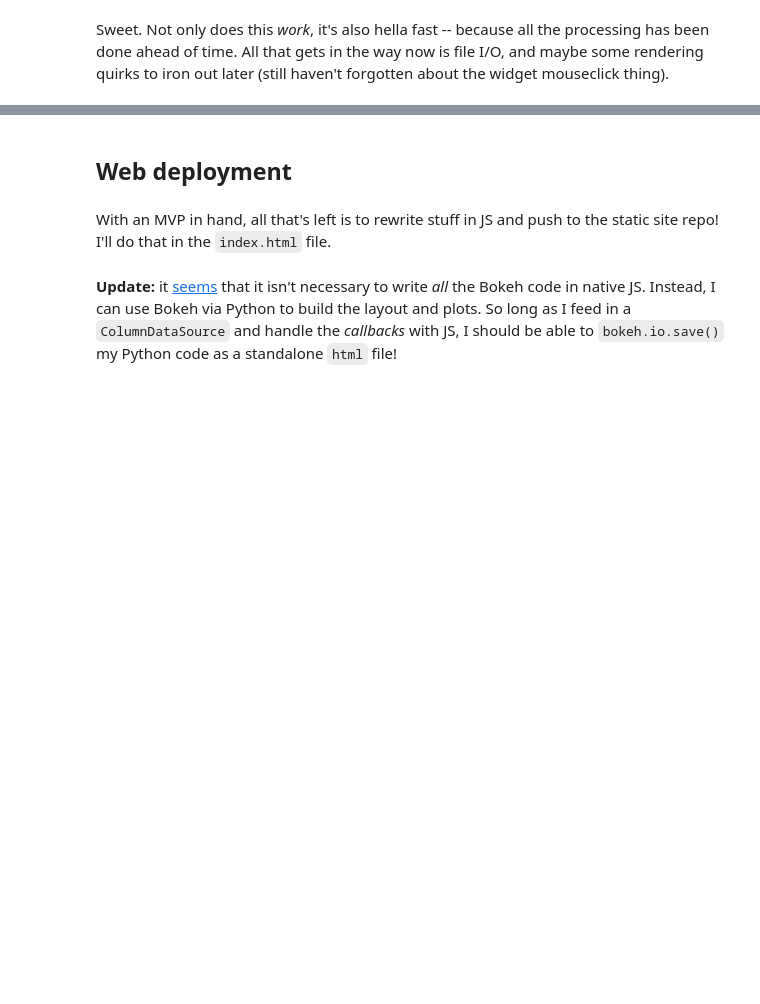
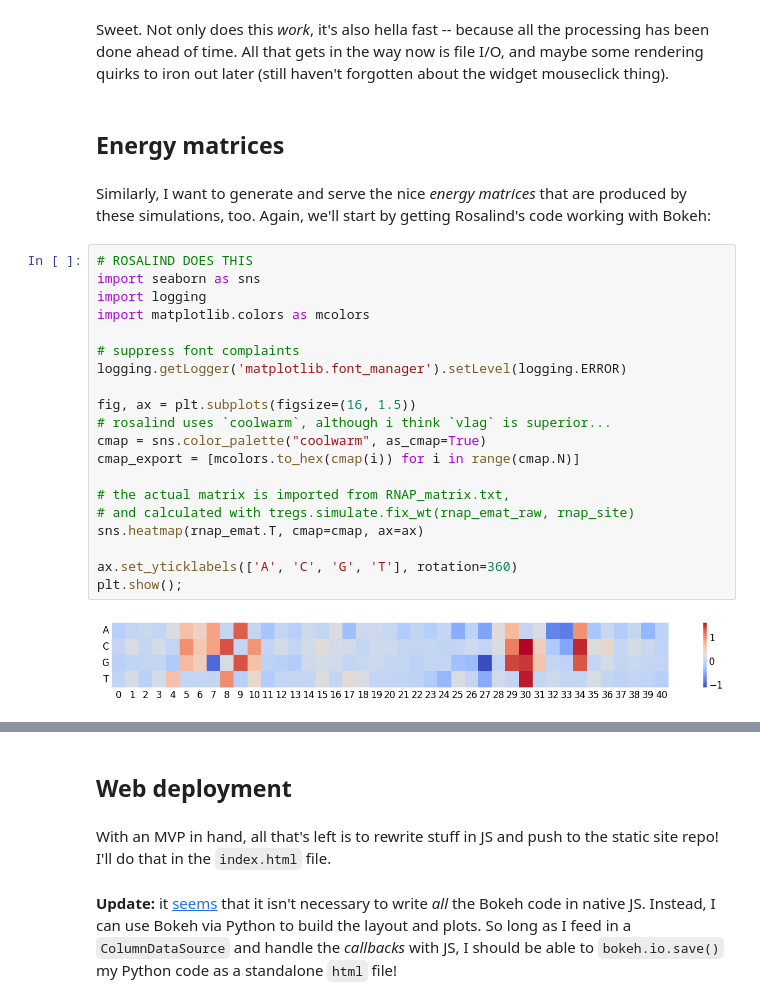
Before and after one commit to RPGroup-PBoC/tregs-web, a Jupyter notebook: draft.ipynb, the cells around one changed output, grey strips where cells are left out. Cells and saved outputs as stored; diff of their text form; blank space fills up the shorter version.

Commit message:
some work on matrices

```diff
--- a/draft.ipynb
+++ b/draft.ipynb
@@ -586,3 +586,29 @@ dashboard
 [interactive output not drawn]
 # %% [markdown]
 Sweet. Not only does this _work_, it's also hella fast -- because all the processing has been done ahead of time. All that gets in the way now is file I/O, and maybe some rendering quirks to iron out later (still haven't forgotten about the widget mouseclick thing).
+# %% [markdown]
+## Energy matrices
+# %% [markdown]
+Similarly, I want to generate and serve the nice _energy matrices_ that are produced by these simulations, too. Again, we'll start by getting Rosalind's code working with Bokeh:
+# %%
+# ROSALIND DOES THIS
+import seaborn as sns
+import logging
+import matplotlib.colors as mcolors
+
+# suppress font complaints
+logging.getLogger('matplotlib.font_manager').setLevel(logging.ERROR)
+
+fig, ax = plt.subplots(figsize=(16, 1.5))
+# rosalind uses `coolwarm`, although i think `vlag` is superior...
+cmap = sns.color_palette("coolwarm", as_cmap=True)
+cmap_export = [mcolors.to_hex(cmap(i)) for i in range(cmap.N)]
+
+# the actual matrix is imported from RNAP_matrix.txt,
+# and calculated with tregs.simulate.fix_wt(rnap_emat_raw, rnap_site)
+sns.heatmap(rnap_emat.T, cmap=cmap, ax=ax)
+
+ax.set_yticklabels(['A', 'C', 'G', 'T'], rotation=360)
+plt.show();
+# %% [output]
+[figure, added]
```
Also changed, not shown: parts of 6 cells of this notebook.
